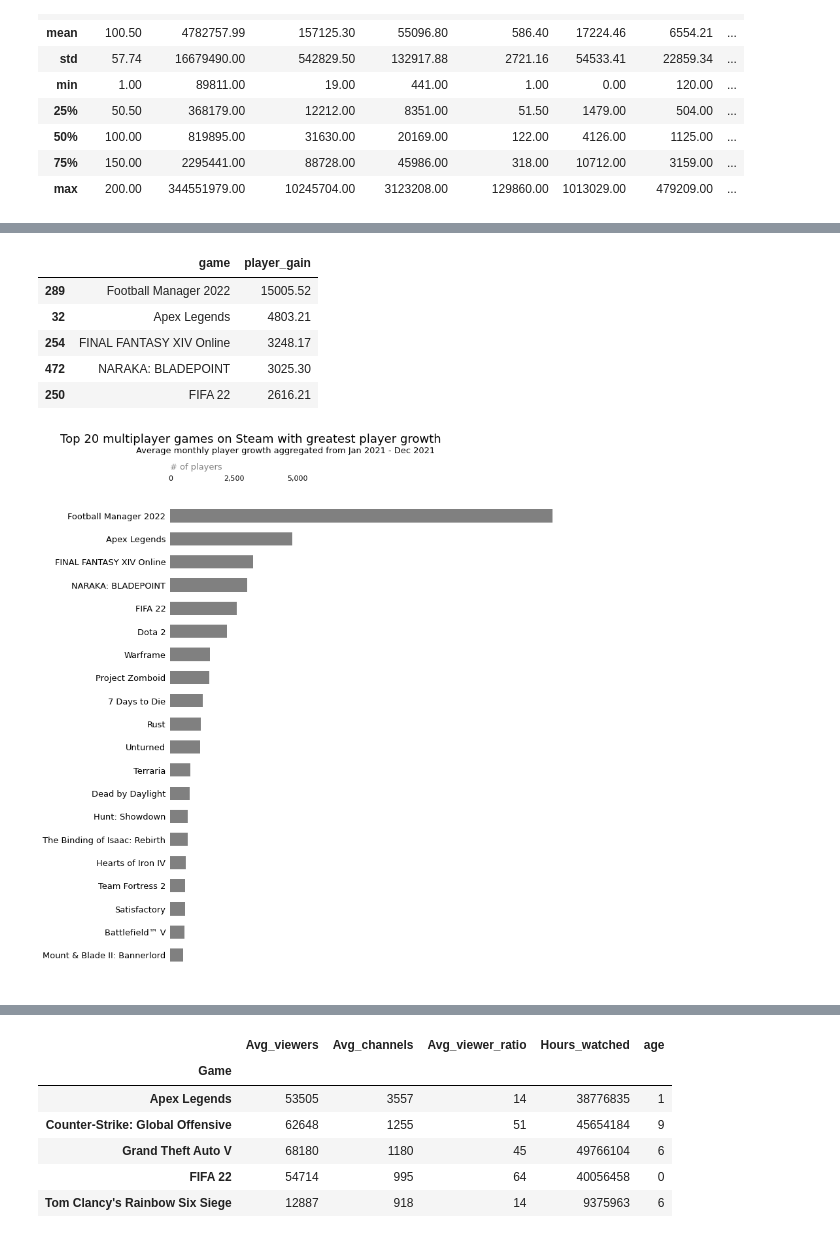
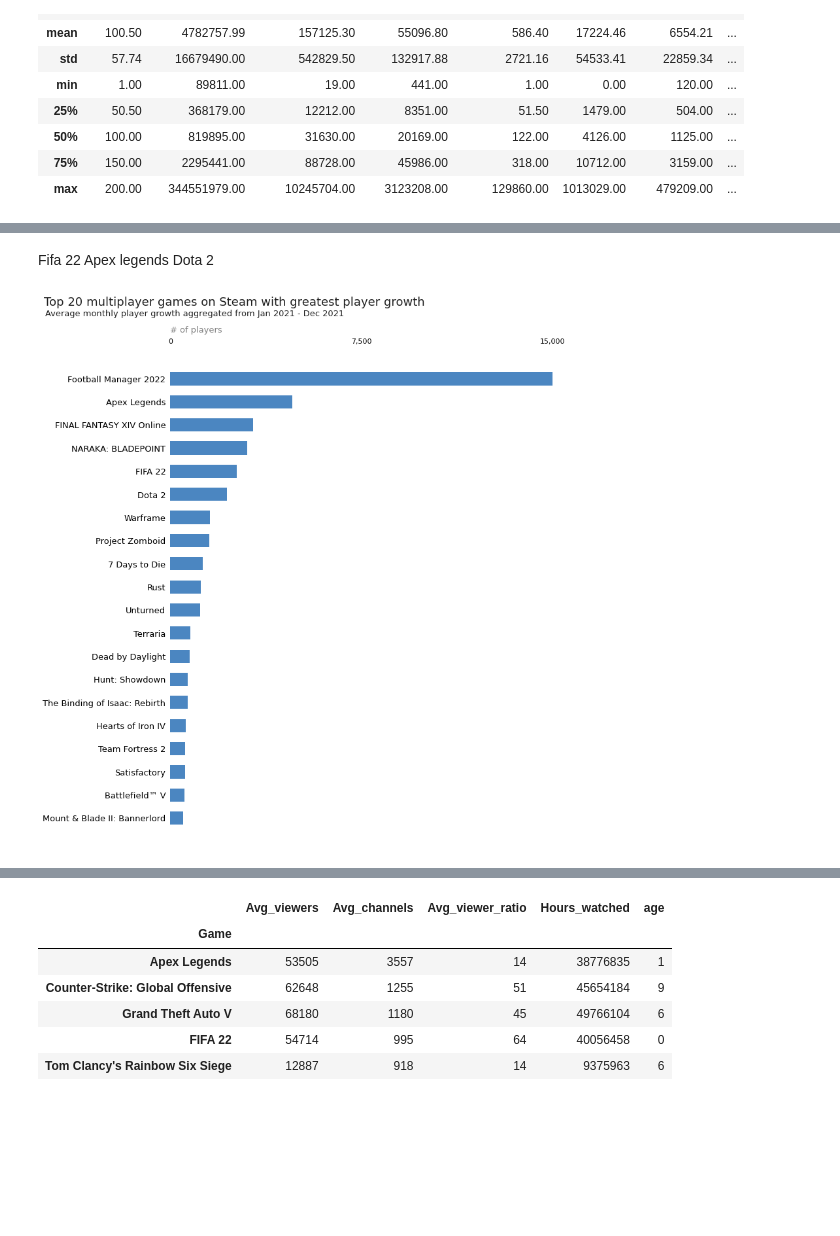
Before and after one commit to paul-trood/Portfolio-World_Happiness_Report, a Jupyter notebook: 04_data_analysis.ipynb, the cells around one changed output, grey strips where cells are left out. Cells and saved outputs as stored; diff of their text form; code cells hidden in the pictures; blank space fills up the shorter version.

```diff
--- a/04_data_analysis.ipynb
+++ b/04_data_analysis.ipynb
@@ -819,42 +888,40 @@ multiplayer_games = multiplayer_games[multiplayer_games["player_gain"] > 0]
 
 # Sort this dataframe by the player gain column in descending order (highest to lowest)
 multiplayer_games = multiplayer_games.sort_values(by="player_gain",ascending=False)
-# %%
-multiplayer_games.head()
-# %% [output]
-|  | game | player_gain |
-| 289 | Football Manager 2022 | 15005.52 |
-| 32 | Apex Legends | 4803.21 |
-| 254 | FINAL FANTASY XIV Online | 3248.17 |
-| 472 | NARAKA: BLADEPOINT | 3025.30 |
-| 250 | FIFA 22 | 2616.21 |
+# %% [markdown]
+
+
+
+Fifa 22
+Apex legends
+Dota 2
 # %%
 fig,ax = plt.subplots(figsize = (11,14))
-plt.barh(multiplayer_games["game"].head(20), multiplayer_games["player_gain"].head(20), color = "grey", height = 0.57)
+plt.barh(multiplayer_games["game"].head(20), multiplayer_games["player_gain"].head(20),height = 0.57, color = "#4B86C1")
 plt.gca().invert_yaxis()
-ax.set_xticks([0, 2500, 5000])
+ax.set_xticks([0, 7500, 15000])
 
 # Set x axis ticks with commas
 ax.xaxis.set_major_formatter(StrMethodFormatter('{x:,.0f}'))
 
 # Remove borders
 plt.gca().spines[["right", "left", "top", "bottom"]].set_visible(False)
 
-plt.title("Top 20 multiplayer games on Steam with greatest player growth", size = 18, x = 0.2, y = 1.08)
-plt.text(x=-1350, y=-2.7, s="Average monthly player growth aggregated from Jan 2021 - Dec 2021", size = 13)
+plt.title("Top 20 multiplayer games on Steam with greatest player growth", size = 18, x = 0.16, y = 1.08, color = "#202020")
+plt.text(x=-4900, y=-2.7, s="Average monthly player growth aggregated from Jan 2021 - Dec 2021", size = 13, color = "#202020")
 plt.text(x=0, y = -2, s = "# of players", size = 13, color = "grey")
 
 # X axis to top
 ax.xaxis.tick_top()
 ax.tick_params(bottom=False, left=False)
 ax.tick_params(top=False, left=False)
 # X and Y ticks
 plt.xticks(size = 11)
 plt.yticks(size = 13)
 
 plt.show()
 # %% [output]
-[figure, old version]
+[figure, new version]
 # %%
 # Get a list of the names of all multiplayer games with positive player growth
 twitch_multiplayer_filter = multiplayer_games["game"].unique().tolist()
```
Also changed, not shown: parts of 63 cells of this notebook.
